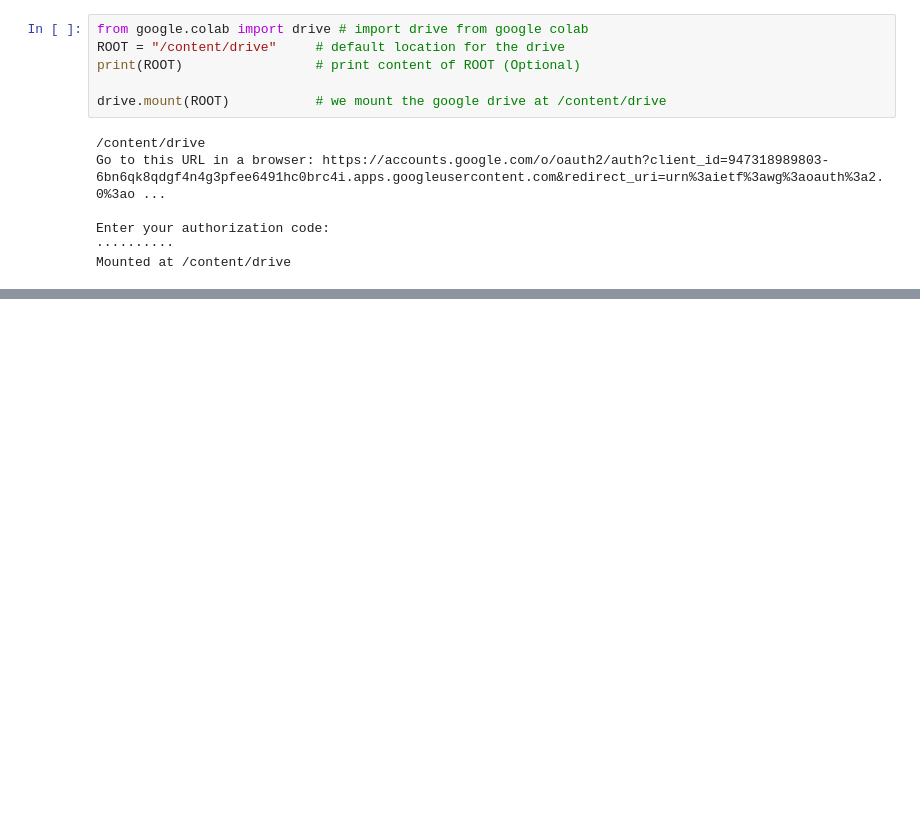
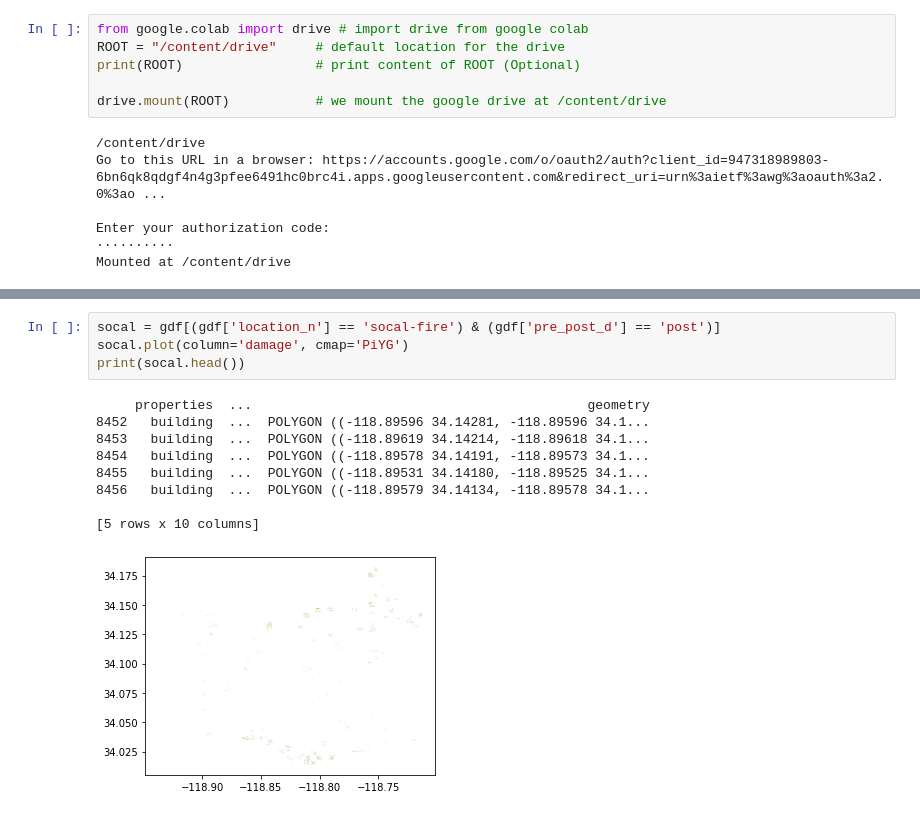
Before and after one commit to escaduto/Classifying-Structural-Damage, a Jupyter notebook: setting_up.ipynb, the cells around one changed output, grey strips where cells are left out. Cells and saved outputs as stored; diff of their text form; blank space fills up the shorter version.

```diff
--- a/setting_up.ipynb
+++ b/setting_up.ipynb
@@ -23,0 +86,14 @@ CSV/  hold/  hold_geo/  test/  test_geo/  train/  train_geo/
+# %%
+socal = gdf[(gdf['location_n'] == 'socal-fire') & (gdf['pre_post_d'] == 'post')]
+socal.plot(column='damage', cmap='PiYG')
+print(socal.head())
+# %% [output]
+     properties  ...                                           geometry
+8452   building  ...  POLYGON ((-118.89596 34.14281, -118.89596 34.1...
+8453   building  ...  POLYGON ((-118.89619 34.14214, -118.89618 34.1...
+8454   building  ...  POLYGON ((-118.89578 34.14191, -118.89573 34.1...
+8455   building  ...  POLYGON ((-118.89531 34.14180, -118.89525 34.1...
+8456   building  ...  POLYGON ((-118.89579 34.14134, -118.89578 34.1...
+
+[5 rows x 10 columns]
+[figure, added]
```
Also changed, not shown: parts of 11 cells of this notebook.
